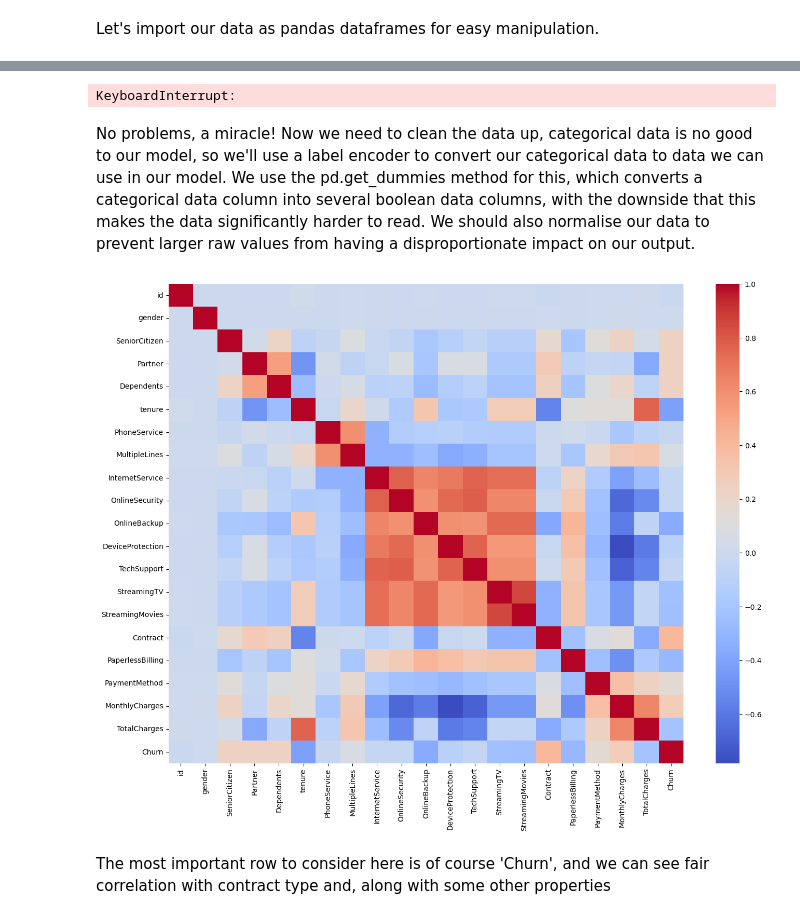
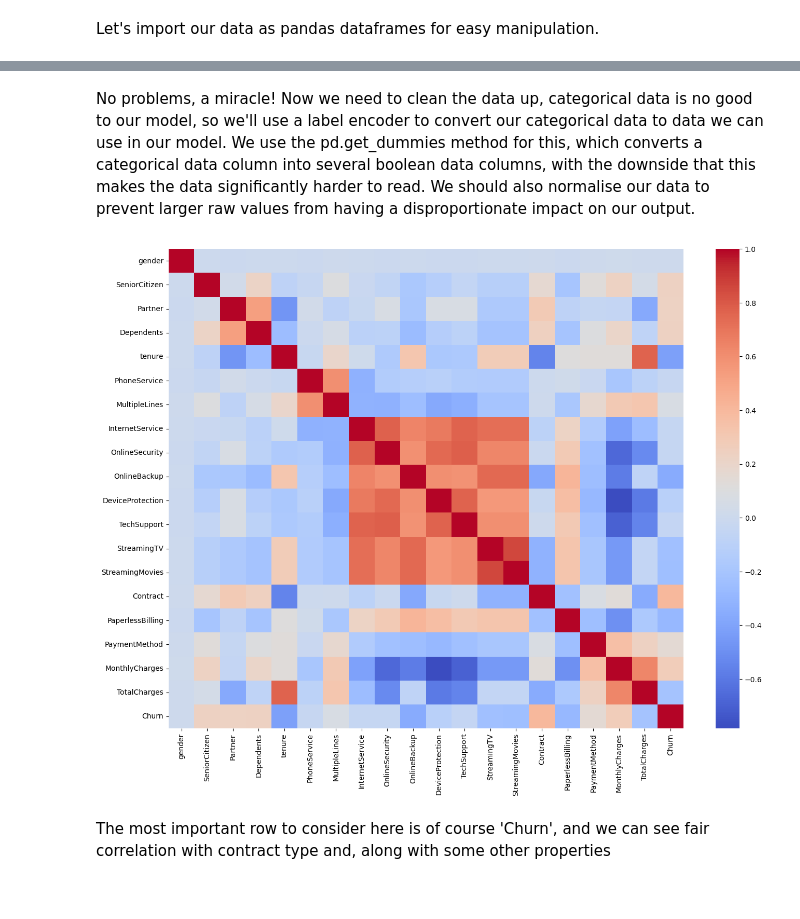
Before and after one commit to Tee-Mou/PredictCustomerChurn, a Jupyter notebook: main.ipynb, the cells around one changed output, grey strips where cells are left out. Cells and saved outputs as stored; diff of their text form; code cells hidden in the pictures.

Commit message:
Added more visualisation, changed model. Added making unlabeled predictions.

```diff
--- a/main.ipynb
+++ b/main.ipynb
@@ -29,10 +26,6 @@ Now check that whether any data is missing, this may take a while...
 # %%
-invalid_entries = {column: 0 for column in train_df.columns}
-for i in range(N_tr):
-    for col in train_df.columns:
-        invalid_entries[col] += pd.isnull(train_df.loc[i, col]) # Check train dataframe for null values.
-        if i < N_te and col != "Churn":
-            invalid_entries[col] += pd.isnull(valid_df.loc[i, col]) # Check test dataframe as well.
-print(invalid_entries)
+def p_churn(df):
+    n = len(df)
+    churn = df["Churn"].map({"Yes": 1, "No": 0})
+    churn_total = sum(churn)
+    return churn_total / n
-# %% [output]
-KeyboardInterrupt:
@@ -61,20 +67,24 @@ def encode_one_hot(df: pd.DataFrame) -> pd.DataFrame:
 # %%
 def prepare_data(df):
     d = {"Yes": True, "No": False}
-    y = df["Churn"].map(d)
-    x = df.iloc[:, :-1]
+    try:
+        y = df["Churn"].map(d)
+        x = df.iloc[:, 1:-1]
+        x = encode_labels(normalise(x))
+        data = pd.concat([x, y], axis=1)
+    except KeyError:
+        data = encode_labels(normalise(df.iloc[:, 1:]))
 
-    x = encode_labels(normalise(x))
-    return pd.concat([x, y], axis=1)
+    return data
 # %%
-train_df = prepare_data(train_df)
+train_df_prepared = prepare_data(train_df)
 # %%
-corr_matrix = train_df.corr()
+corr_matrix = train_df_prepared.corr()
 plt.figure(figsize=(16,12))
 sns.heatmap(corr_matrix, cmap="coolwarm")
 plt.show()
 # %% [output]
-[figure, old version]
+[figure, new version]
 # %% [markdown]
 The most important row to consider here is of course 'Churn', and we can see fair correlation with contract type and, along with some other properties
 # %% [markdown]
```
Also changed, not shown: parts of 19 cells of this notebook.
